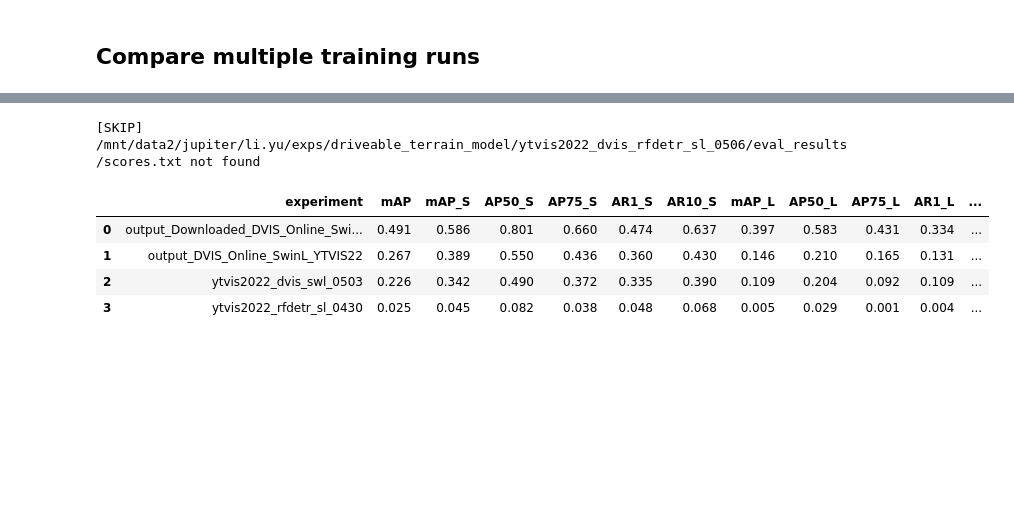
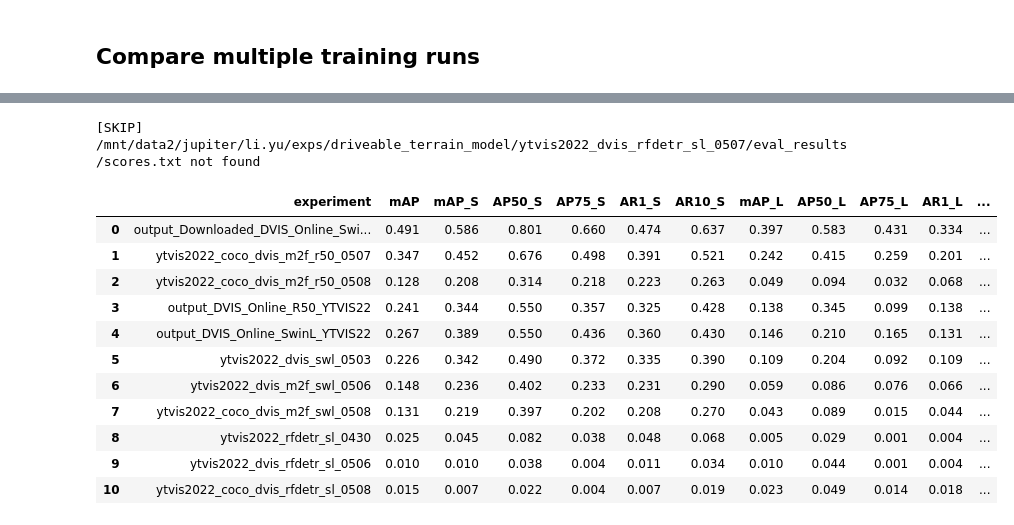
Before and after one commit to liyubrt/DVIS, a Jupyter notebook: plot_losses.ipynb, the cells around one changed output, grey strips where cells are left out. Cells and saved outputs as stored; diff of their text form; code cells hidden in the pictures; blank space fills up the shorter version.

```diff
--- a/plot_losses.ipynb
+++ b/plot_losses.ipynb
@@ -183,17 +189,31 @@ plot_total_losses(metrics_files, smoothing=50)
 # %%
 # Read scores.txt from each experiment and display as a table
 exps = [
     "output_Downloaded_DVIS_Online_SwinL_YTVIS21_on_YTVIS22",  # Author released weights
+    "/mnt/data2/jupiter/li.yu/exps/driveable_terrain_model/ytvis2022_coco_dvis_m2f_r50_0507",  # R50 direct training DVIS
+    "/mnt/data2/jupiter/li.yu/exps/driveable_terrain_model/ytvis2022_coco_dvis_m2f_r50_0508",  # R50 direct training DVIS, batch size 4 to 64
+    "output_DVIS_Online_R50_YTVIS22",  # Resnet50 direct training DVIS
     "output_DVIS_Online_SwinL_YTVIS22/",  # SwinL direct training DVIS
     "/mnt/data2/jupiter/li.yu/exps/driveable_terrain_model/ytvis2022_dvis_swl_0503/",  # Finetune SwinL on YTVIS first and train DVIS
+    "/mnt/data2/jupiter/li.yu/exps/driveable_terrain_model/ytvis2022_dvis_m2f_swl_0506",  # Finetune SwinL on COCO+YTVIS first and train DVIS
+    "/mnt/data2/jupiter/li.yu/exps/driveable_terrain_model/ytvis2022_coco_dvis_m2f_swl_0508",  # Finetune SwinL on COCO+YTVIS first and train DVIS on COCO+YTVIS
     "/mnt/data2/jupiter/li.yu/exps/driveable_terrain_model/ytvis2022_rfdetr_sl_0430/",  # RF-DETR direct training DVIS
     "/mnt/data2/jupiter/li.yu/exps/driveable_terrain_model/ytvis2022_dvis_rfdetr_sl_0506/",  # Finetune RF-DETR on YTVIS first and train DVIS
+    "/mnt/data2/jupiter/li.yu/exps/driveable_terrain_model/ytvis2022_dvis_rfdetr_sl_0507/",  # Finetune RF-DETR on COCO+YTVIS first and train DVIS
+    "/mnt/data2/jupiter/li.yu/exps/driveable_terrain_model/ytvis2022_coco_dvis_rfdetr_sl_0508/",  # Finetune RF-DETR on COCO+YTVIS first and train DVIS on COCO+YTVIS
 ]
 display_scores_table(exps)
 # %% [output]
-[SKIP] /mnt/data2/jupiter/li.yu/exps/driveable_terrain_model/ytvis2022_dvis_rfdetr_sl_0506/eval_results/scores.txt not found
+[SKIP] /mnt/data2/jupiter/li.yu/exps/driveable_terrain_model/ytvis2022_dvis_rfdetr_sl_0507/eval_results/scores.txt not found
 |  | experiment | mAP | mAP_S | AP50_S | AP75_S | AR1_S | AR10_S | mAP_L | AP50_L | AP75_L | AR1_L | ... |
 | 0 | output_Downloaded_DVIS_Online_Swi... | 0.491 | 0.586 | 0.801 | 0.660 | 0.474 | 0.637 | 0.397 | 0.583 | 0.431 | 0.334 | ... |
-| 1 | output_DVIS_Online_SwinL_YTVIS22 | 0.267 | 0.389 | 0.550 | 0.436 | 0.360 | 0.430 | 0.146 | 0.210 | 0.165 | 0.131 | ... |
-| 2 | ytvis2022_dvis_swl_0503 | 0.226 | 0.342 | 0.490 | 0.372 | 0.335 | 0.390 | 0.109 | 0.204 | 0.092 | 0.109 | ... |
-| 3 | ytvis2022_rfdetr_sl_0430 | 0.025 | 0.045 | 0.082 | 0.038 | 0.048 | 0.068 | 0.005 | 0.029 | 0.001 | 0.004 | ... |
+| 1 | ytvis2022_coco_dvis_m2f_r50_0507 | 0.347 | 0.452 | 0.676 | 0.498 | 0.391 | 0.521 | 0.242 | 0.415 | 0.259 | 0.201 | ... |
+| 2 | ytvis2022_coco_dvis_m2f_r50_0508 | 0.128 | 0.208 | 0.314 | 0.218 | 0.223 | 0.263 | 0.049 | 0.094 | 0.032 | 0.068 | ... |
+| 3 | output_DVIS_Online_R50_YTVIS22 | 0.241 | 0.344 | 0.550 | 0.357 | 0.325 | 0.428 | 0.138 | 0.345 | 0.099 | 0.138 | ... |
+| 4 | output_DVIS_Online_SwinL_YTVIS22 | 0.267 | 0.389 | 0.550 | 0.436 | 0.360 | 0.430 | 0.146 | 0.210 | 0.165 | 0.131 | ... |
+| 5 | ytvis2022_dvis_swl_0503 | 0.226 | 0.342 | 0.490 | 0.372 | 0.335 | 0.390 | 0.109 | 0.204 | 0.092 | 0.109 | ... |
+| 6 | ytvis2022_dvis_m2f_swl_0506 | 0.148 | 0.236 | 0.402 | 0.233 | 0.231 | 0.290 | 0.059 | 0.086 | 0.076 | 0.066 | ... |
+| 7 | ytvis2022_coco_dvis_m2f_swl_0508 | 0.131 | 0.219 | 0.397 | 0.202 | 0.208 | 0.270 | 0.043 | 0.089 | 0.015 | 0.044 | ... |
+| 8 | ytvis2022_rfdetr_sl_0430 | 0.025 | 0.045 | 0.082 | 0.038 | 0.048 | 0.068 | 0.005 | 0.029 | 0.001 | 0.004 | ... |
+| 9 | ytvis2022_dvis_rfdetr_sl_0506 | 0.010 | 0.010 | 0.038 | 0.004 | 0.011 | 0.034 | 0.010 | 0.044 | 0.001 | 0.004 | ... |
+| 10 | ytvis2022_coco_dvis_rfdetr_sl_0508 | 0.015 | 0.007 | 0.022 | 0.004 | 0.007 | 0.019 | 0.023 | 0.049 | 0.014 | 0.018 | ... |
```
Also changed, not shown: parts of 1 cell of this notebook, 8 other files.
